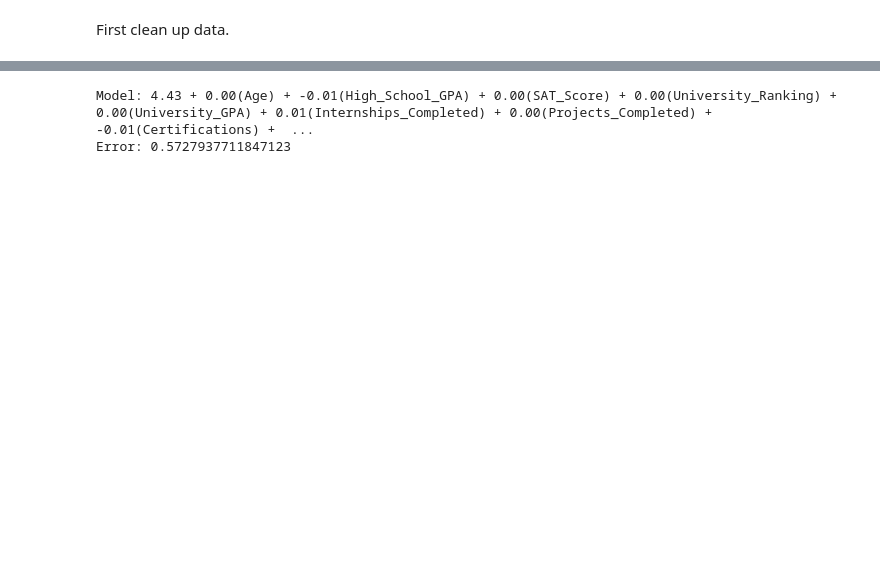
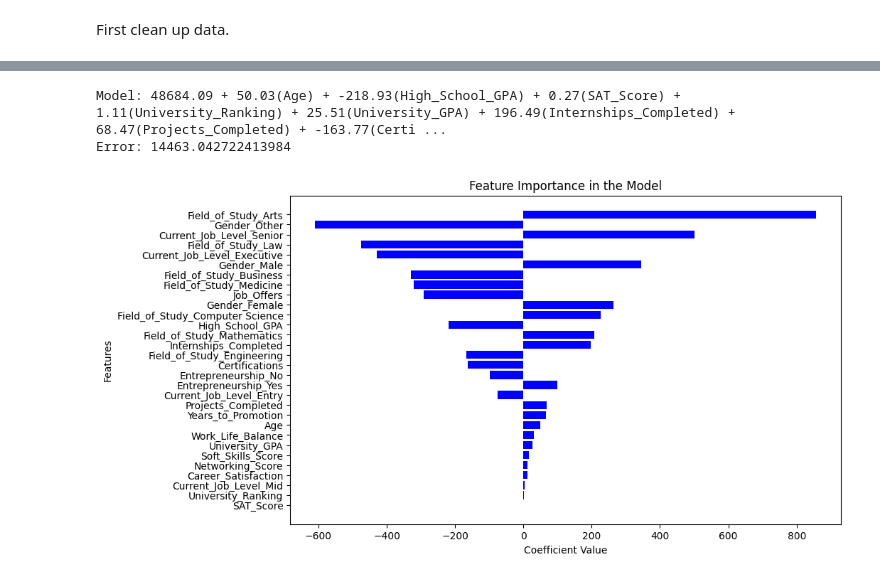
Before and after one commit to AlttiK/Education-Career-Success, a Jupyter notebook: altti_work.ipynb, the cells around one changed output, grey strips where cells are left out. Cells and saved outputs as stored; diff of their text form; code cells hidden in the pictures; blank space fills up the shorter version.

Commit message:
some changes for project sources

```diff
--- a/altti_work.ipynb
+++ b/altti_work.ipynb
@@ -12,7 +30,7 @@ ModuleNotFoundError: No module named 'seaborn'
 # %% [markdown]
 First clean up data.
 # %%
-edu_career_data = edu_career_data_unmodified
+edu_career_data = edu_career_data_unmodified.set_index('Student_ID')
 
 def calculate_student_score(high_GPA, sat_score, uni_ranking, uni_GPA, internships, projects, ceritifications, soft_skills, networking):
     max_ranking = edu_career_data['University_Ranking'].max()
@@ -126,16 +139,16 @@ def model_parameters(reg, columns):
     slopes = [f"{coef:.2f}({columns[i]})" for i, coef in enumerate(reg.coef_)]
     return " + ".join([f"{reg.intercept_:.2f}"] + slopes)
 
+edu_career_data_unmodified = edu_career_data_unmodified.set_index('Student_ID')
 dummy_data = pd.get_dummies(edu_career_data_unmodified)
 
 X = dummy_data.drop('Starting_Salary', axis=1)
-Y = dummy_data['Starting_Salary']
-
+y = dummy_data['Starting_Salary']
 reg = LinearRegression().fit(X, y)
 
 print("Model:", model_parameters(reg, X.columns))
 # RMSE, or root mean squared error, is the square root of the mean of the squared errors.
 print("Error:", root_mean_squared_error(y, reg.predict(X)))
 # %% [output]
-Model: 4.43 + 0.00(Age) + -0.01(High_School_GPA) + 0.00(SAT_Score) + 0.00(University_Ranking) + 0.00(University_GPA) + 0.01(Internships_Completed) + 0.00(Projects_Completed) + -0.01(Certifications) +  ...
-Error: 0.5727937711847123
+Model: 48684.09 + 50.03(Age) + -218.93(High_School_GPA) + 0.27(SAT_Score) + 1.11(University_Ranking) + 25.51(University_GPA) + 196.49(Internships_Completed) + 68.47(Projects_Completed) + -163.77(Certi ...
+Error: 14463.042722413984
@@ -152,0 +155,17 @@ plt.show()
+# %%
+features = X.columns
+coefficients = reg.coef_
+
+sorted_idx = np.argsort(np.abs(coefficients))
+sorted_features = np.array(features)[sorted_idx]
+sorted_coefficients = np.array(coefficients)[sorted_idx]
+
+# Create bar plot
+plt.figure(figsize=(10, 6))
+plt.barh(sorted_features, sorted_coefficients, color='blue')
+plt.xlabel('Coefficient Value')
+plt.ylabel('Features')
+plt.title('Feature Importance in the Model')
+plt.show()
+# %% [output]
+[figure, added]
```
Also changed, not shown: parts of 5 cells of this notebook.
